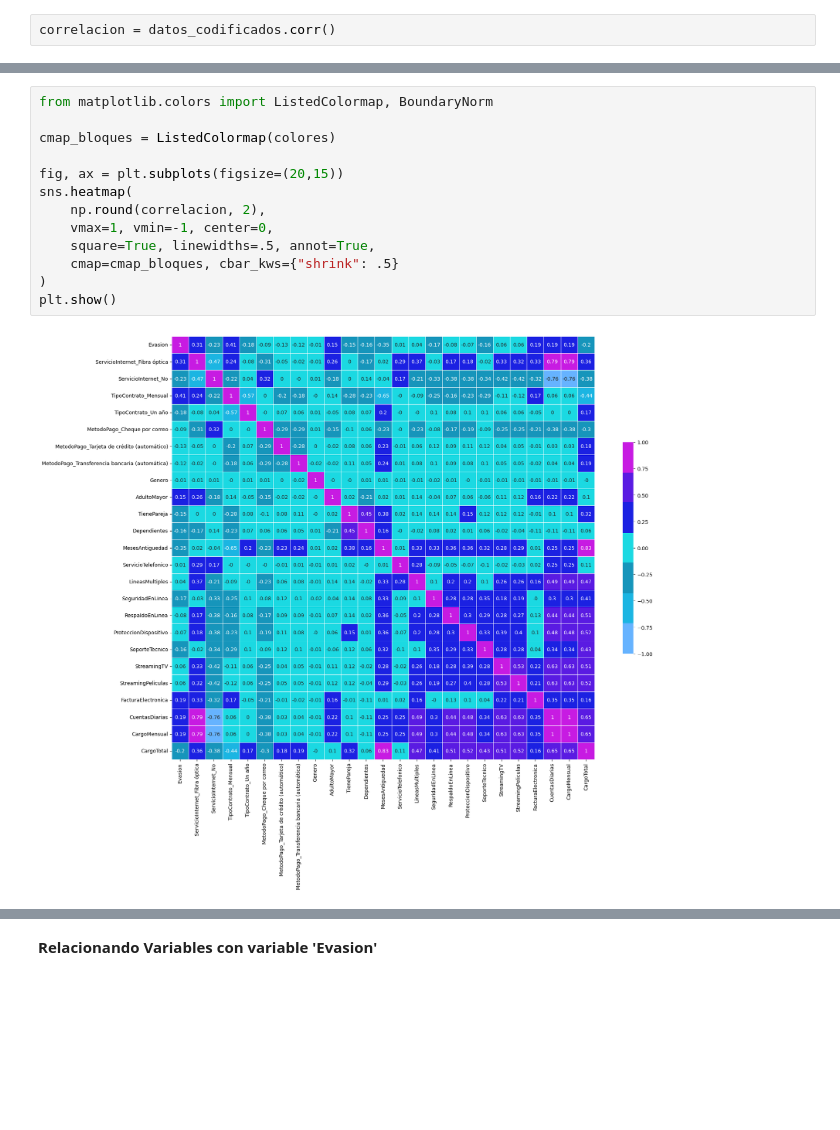
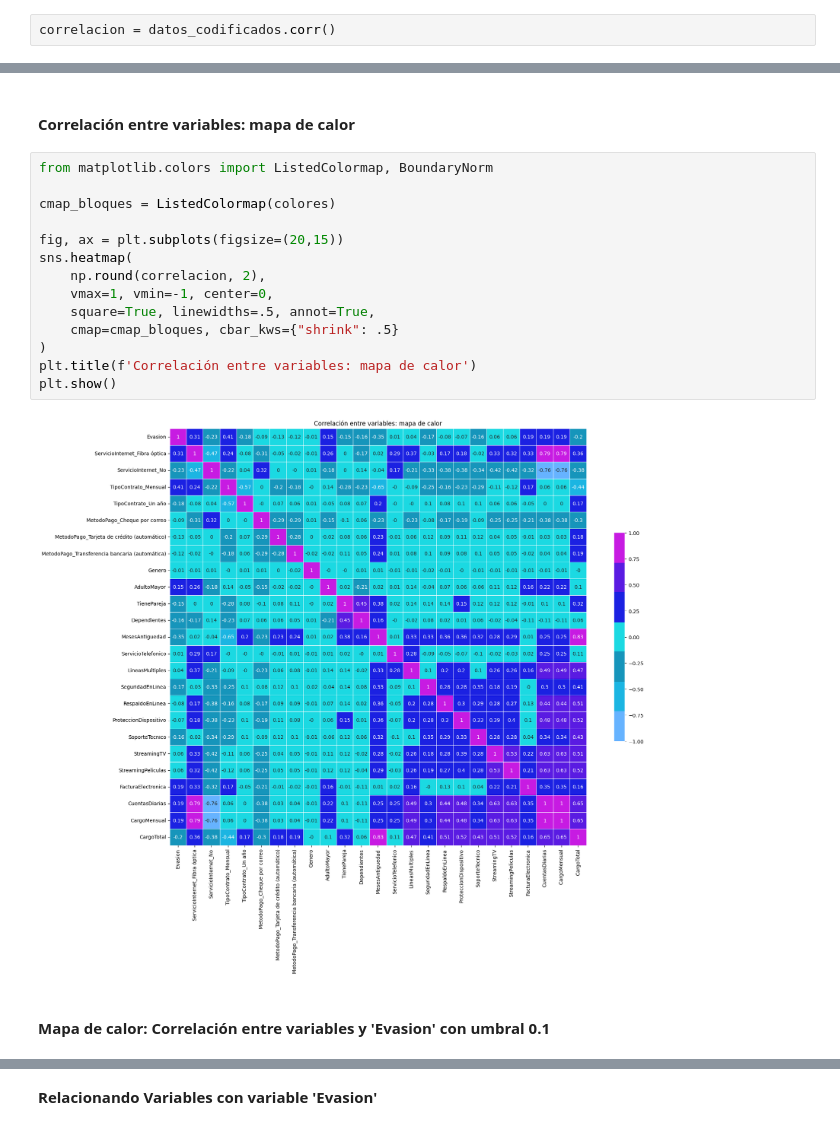
Before and after one commit to DanielRaiicHu/telecom_x_2, a Jupyter notebook: telecom_x_2.ipynb, the cells around one changed output, grey strips where cells are left out. Cells and saved outputs as stored; diff of their text form; blank space fills up the shorter version.

```diff
--- a/telecom_x_2.ipynb
+++ b/telecom_x_2.ipynb
@@ -508,18 +408,23 @@ display(HTML(html))
+# %% [markdown]
+#### **Correlación entre variables: mapa de calor**
 # %%
 from matplotlib.colors import ListedColormap, BoundaryNorm
 
 cmap_bloques = ListedColormap(colores)
 
 fig, ax = plt.subplots(figsize=(20,15))
 sns.heatmap(
     np.round(correlacion, 2),
     vmax=1, vmin=-1, center=0,
     square=True, linewidths=.5, annot=True,
     cmap=cmap_bloques, cbar_kws={"shrink": .5}
 )
+plt.title(f'Correlación entre variables: mapa de calor')
 plt.show()
 # %% [output]
-[figure, old version]
+[figure, new version]
+# %% [markdown]
+#### **Mapa de calor: Correlación entre variables y 'Evasion' con umbral 0.1**
 # %%
 import matplotlib.pyplot as plt
 import seaborn as sns
```
Also changed, not shown: parts of 14 cells of this notebook.
